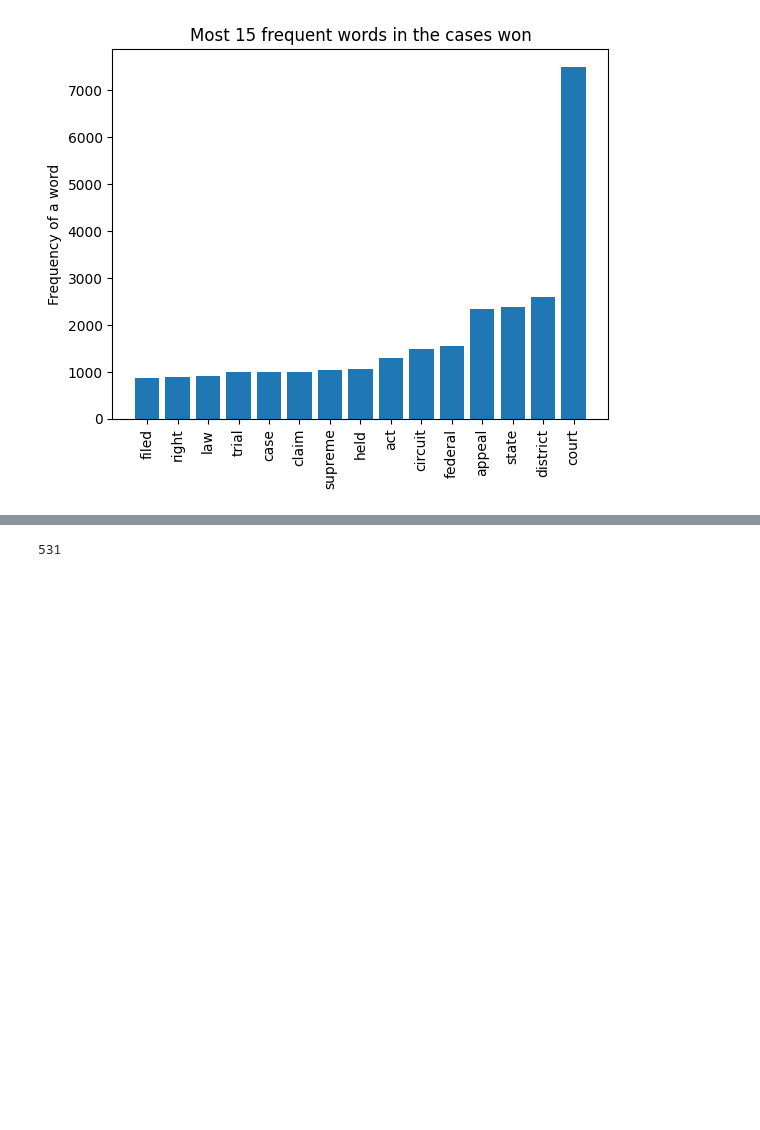
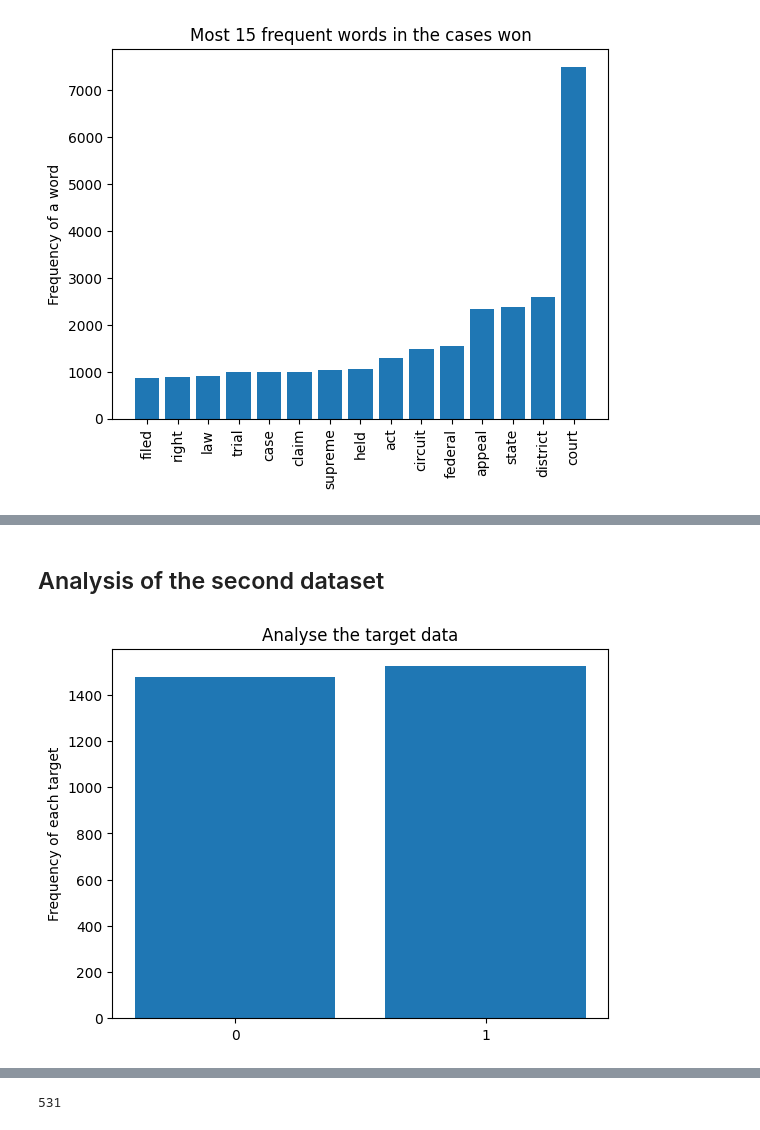
Before and after one commit to CarolinaOliveira001/SupremeCourtJudgementPrediction, a Jupyter notebook: code.ipynb, the cells around one changed output, grey strips where cells are left out. Drawn from its saved outputs; the diff is of its cells as text; code cells hidden in the pictures; blank space fills up the shorter version.

Commit message:
study of second dataset

```diff
--- a/code.ipynb
+++ b/code.ipynb
@@ -257,0 +280,16 @@ plt.show()
+# %%
+postagDocuments = []
+for sen in secondDf["lemma"]:
+    postagDocuments.append(pos_tag(sen))
+
+secondDf["lemmaPos"] = postagDocuments
+# %%
+lemmaWithSomePostagDocuments = []
+for sen in secondDf["lemmaPos"]:
+    lemmaWithSomePostagDocument = []
+    for w in sen:
+        if w[1] != "UH" and w[1] != "WP" and w[1] != "WP$" and w[1] != "WRB" and w[1] != "PRP" and w[1] != "PRP$" and w[1] != "MD" and w[1] != "WDT":
+            lemmaWithSomePostagDocument.append(w[0])
+    lemmaWithSomePostagDocuments.append(lemmaWithSomePostagDocument)
+
+secondDf["lemma"] = lemmaWithSomePostagDocuments
@@ -257,0 +314,10 @@ plt.show()
+# %%
+lemmaWithTooManyWordsDocuments = []
+for sen in secondDf["lemma"]:
+    lemmaWithTooManyWordsDocument = []
+    for w in sen:
+        if w in words_set:
+            lemmaWithTooManyWordsDocument.append(w)
+    lemmaWithTooManyWordsDocuments.append(lemmaWithTooManyWordsDocument)
+
+secondDf["lemmaWithDeletedWords"] = lemmaWithTooManyWordsDocuments
@@ -257,0 +333,13 @@ plt.show()
+# %% [markdown]
+## Analysis of the second dataset
+# %%
+secondDf["first_party_winner"] = secondDf['first_party_winner'].replace({"lose": 0, "win": 1})
+# %%
+freqTarget = secondDf.groupby(["first_party_winner"], as_index=False, sort=True)["facts"].count()
+plt.bar(freqTarget["first_party_winner"], freqTarget["facts"])
+plt.xticks(freqTarget["first_party_winner"])
+plt.title("Analyse the target data")
+plt.ylabel('Frequency of each target')
+plt.show()
+# %% [output]
+[figure, added]
```
Also changed, not shown: parts of 41 cells of this notebook, 3 other files.
